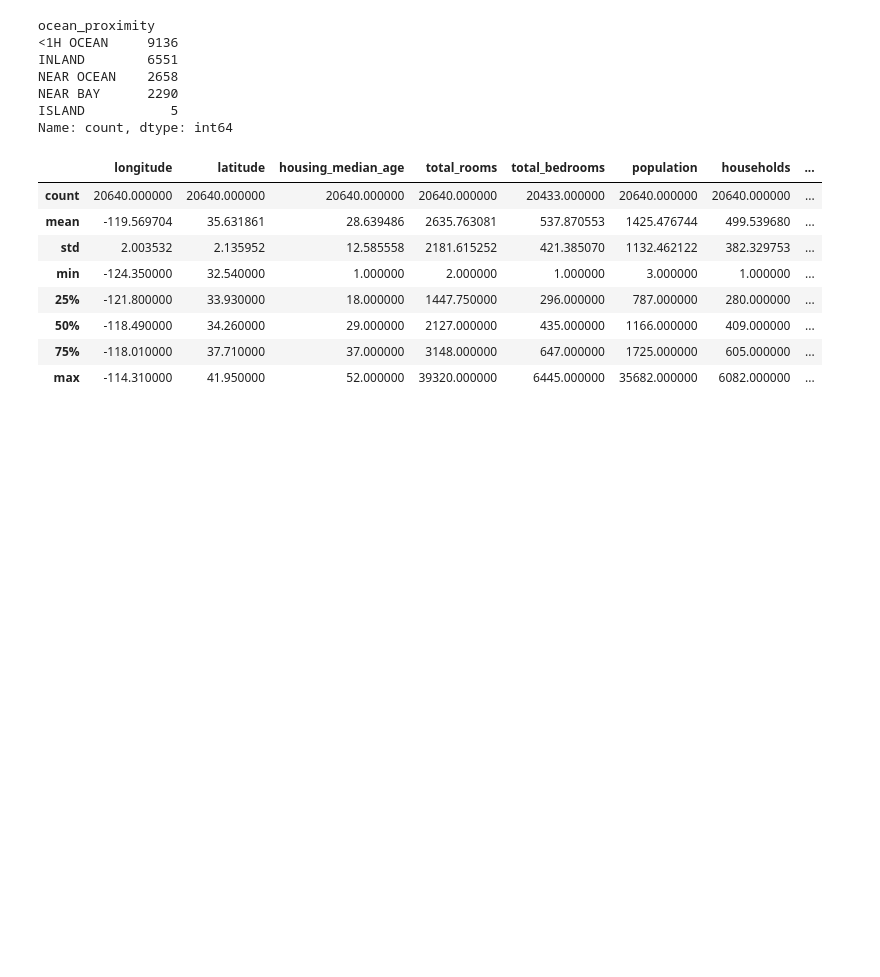
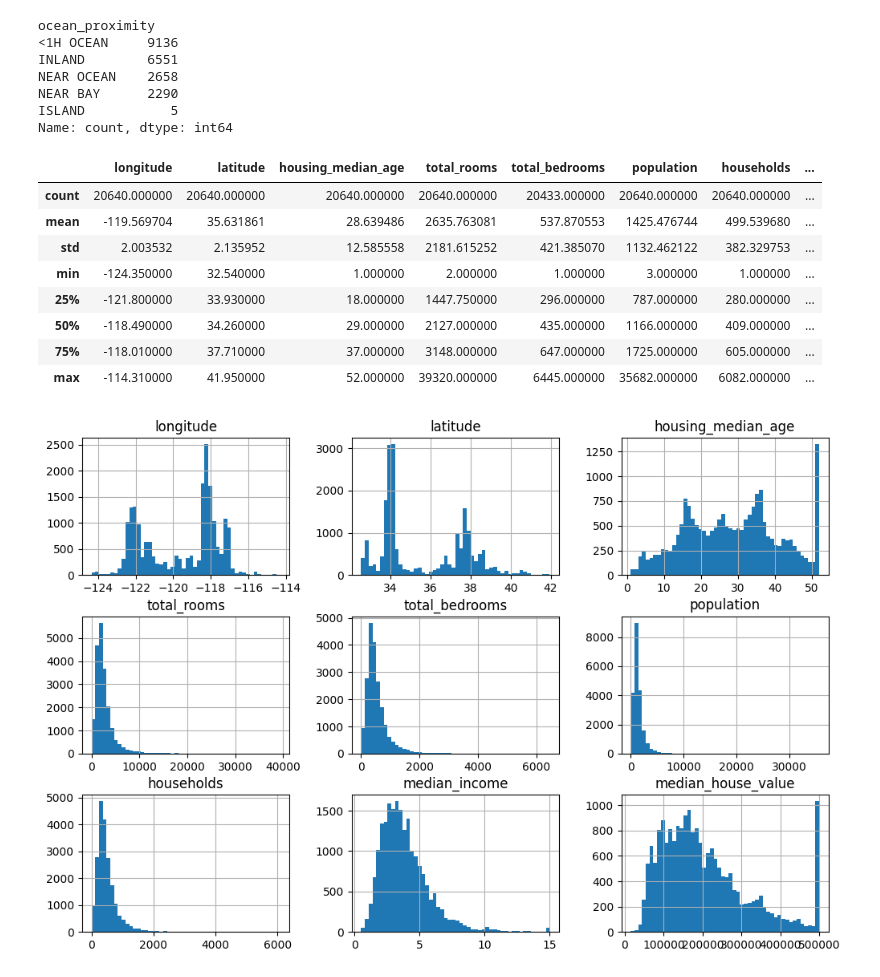
Before and after one commit to JayZeus999/Hands-On-Machine-Learning, a Jupyter notebook: Chapter_2/end-to-end-ml-project.ipynb, the cells around one changed output. Drawn from its saved outputs; the diff is of its cells as text; code cells hidden in the pictures; blank space fills up the shorter version.

Commit message:
Import matplotlib & plot histograms showing the data

```diff
--- a/Chapter_2/end-to-end-ml-project.ipynb
+++ b/Chapter_2/end-to-end-ml-project.ipynb
@@ -109,3 +111,8 @@ housing_full.describe()
 | 50% | -118.490000 | 34.260000 | 29.000000 | 2127.000000 | 435.000000 | 1166.000000 | 409.000000 | ... |
 | 75% | -118.010000 | 37.710000 | 37.000000 | 3148.000000 | 647.000000 | 1725.000000 | 605.000000 | ... |
 | max | -114.310000 | 41.950000 | 52.000000 | 39320.000000 | 6445.000000 | 35682.000000 | 6082.000000 | ... |
+# %%
+housing_full.hist(bins=50, figsize=(12, 8))
+plt.show()
+# %% [output]
+[figure, added]
```
Also changed, not shown: parts of 1 cell of this notebook.
